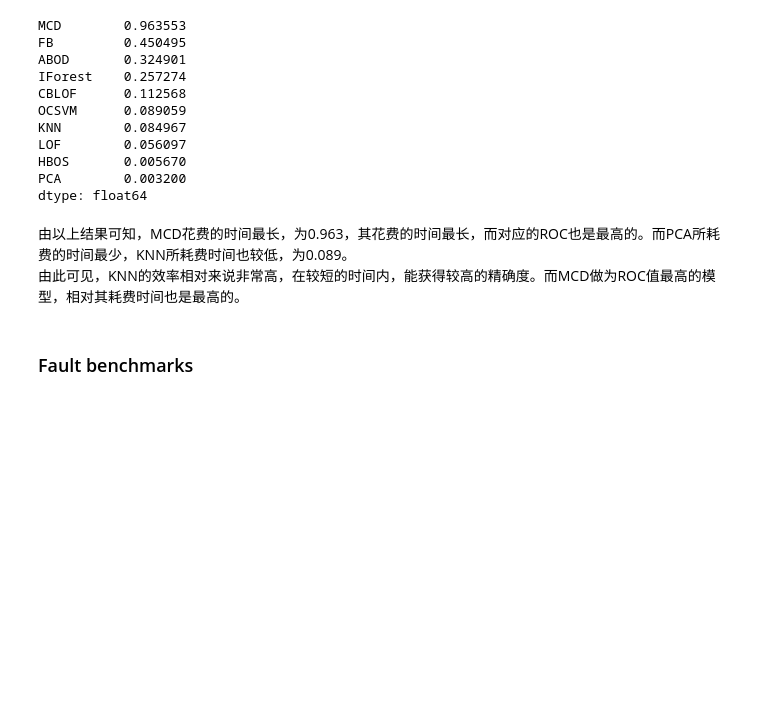
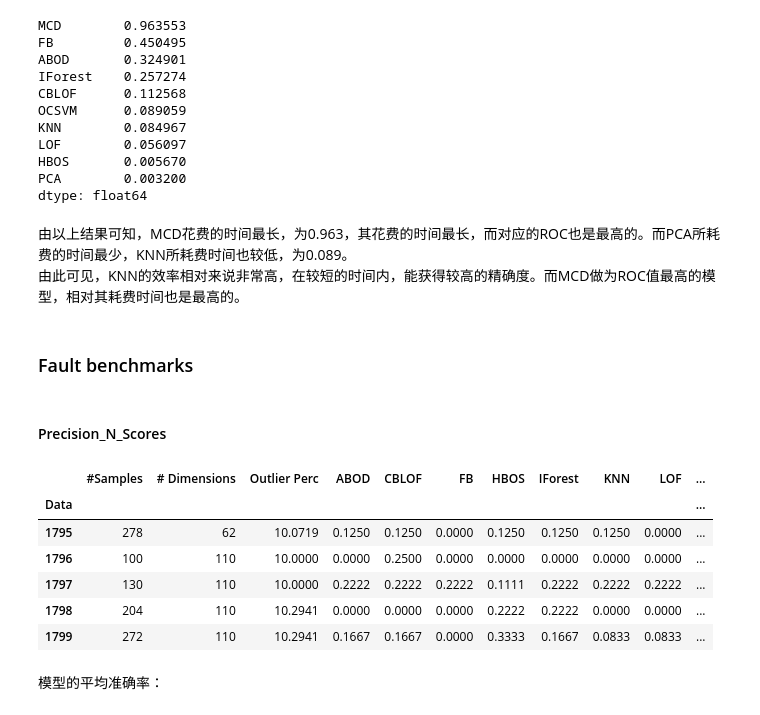
Before and after one commit to Wchoward/DataMiningClass, a Jupyter notebook: assignment4/outlier.ipynb, the cells around one changed output. Saved outputs shown, nothing was run; the diff lists cells and outputs as text; code cells hidden in the pictures; blank space fills up the shorter version.

Commit message:
fault analysis

```diff
--- a/assignment4/outlier.ipynb
+++ b/assignment4/outlier.ipynb
@@ -257,3 +257,21 @@ dtype: float64
 由此可见，KNN的效率相对来说非常高，在较短的时间内，能获得较高的精确度。而MCD做为ROC值最高的模型，相对其耗费时间也是最高的。
 # %% [markdown]
 ### Fault benchmarks
+# %%
+fault_roc_df = pd.read_csv('data/fault_roc_df.csv',index_col = 'Data')
+fault_prn_df = pd.read_csv('data/fault_prn_df.csv',index_col = 'Data')
+fault_time_df = pd.read_csv('data/fault_time_df.csv',index_col = 'Data')
+# %% [markdown]
+#### Precision_N_Scores
+# %%
+fault_prn_df.iloc[-6:-1]
+# %% [output]
+|  | #Samples | # Dimensions | Outlier Perc | ABOD | CBLOF | FB | HBOS | IForest | KNN | LOF | ... |
+| Data |  |  |  |  |  |  |  |  |  |  | ... |
+| 1795 | 278 | 62 | 10.0719 | 0.1250 | 0.1250 | 0.0000 | 0.1250 | 0.1250 | 0.1250 | 0.0000 | ... |
+| 1796 | 100 | 110 | 10.0000 | 0.0000 | 0.2500 | 0.0000 | 0.0000 | 0.0000 | 0.0000 | 0.0000 | ... |
+| 1797 | 130 | 110 | 10.0000 | 0.2222 | 0.2222 | 0.2222 | 0.1111 | 0.2222 | 0.2222 | 0.2222 | ... |
+| 1798 | 204 | 110 | 10.2941 | 0.0000 | 0.0000 | 0.0000 | 0.2222 | 0.2222 | 0.0000 | 0.0000 | ... |
+| 1799 | 272 | 110 | 10.2941 | 0.1667 | 0.1667 | 0.0000 | 0.3333 | 0.1667 | 0.0833 | 0.0833 | ... |
+# %% [markdown]
+模型的平均准确率：
```
Also changed, not shown: parts of 13 cells of this notebook.
